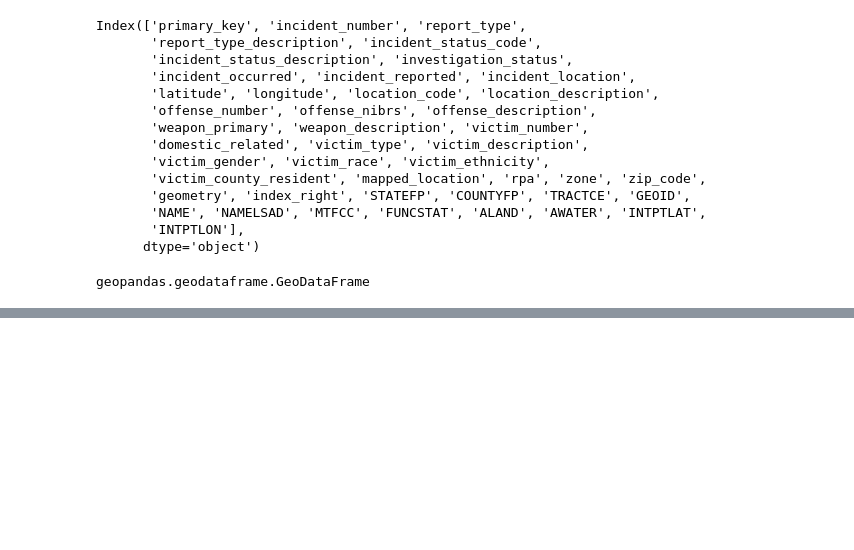
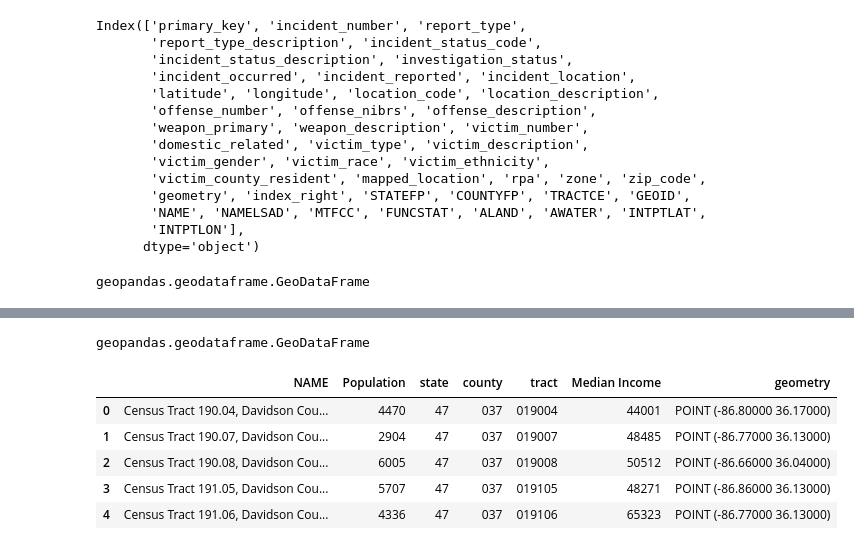
Before and after one commit to nss-data-science-cohort-6/api_project-jolly_ranchers, a Jupyter notebook: JR_API.ipynb, the cells around one changed output, grey strips where cells are left out. Cells and saved outputs as stored; diff of their text form; code cells hidden in the pictures; blank space fills up the shorter version.

```diff
--- a/JR_API.ipynb
+++ b/JR_API.ipynb
@@ -317,0 +360,13 @@ aggburg_by_censustract.groupby("NAMESLAD")["incident_number"]
+# %%
+type(acs_popmedinc_gpd)
+# %% [output]
+geopandas.geodataframe.GeoDataFrame
+# %%
+acs_popmedinc_gpd.head()
+# %% [output]
+|  | NAME | Population | state | county | tract | Median Income | geometry |
+| 0 | Census Tract 190.04, Davidson Cou... | 4470 | 47 | 037 | 019004 | 44001 | POINT (-86.80000 36.17000) |
+| 1 | Census Tract 190.07, Davidson Cou... | 2904 | 47 | 037 | 019007 | 48485 | POINT (-86.77000 36.13000) |
+| 2 | Census Tract 190.08, Davidson Cou... | 6005 | 47 | 037 | 019008 | 50512 | POINT (-86.66000 36.04000) |
+| 3 | Census Tract 191.05, Davidson Cou... | 5707 | 47 | 037 | 019105 | 48271 | POINT (-86.86000 36.13000) |
+| 4 | Census Tract 191.06, Davidson Cou... | 4336 | 47 | 037 | 019106 | 65323 | POINT (-86.77000 36.13000) |
```
Also changed, not shown: parts of 12 cells of this notebook.
